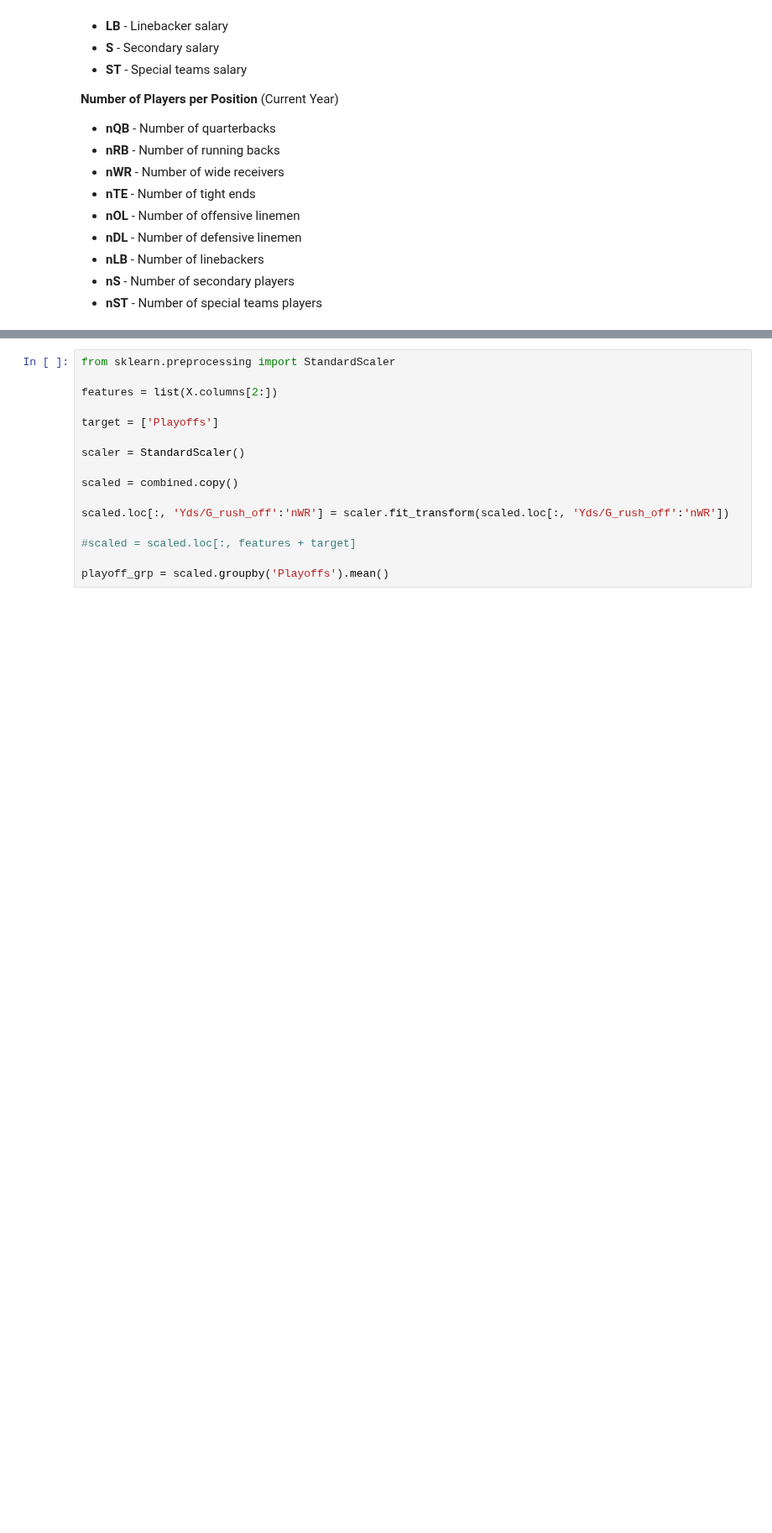
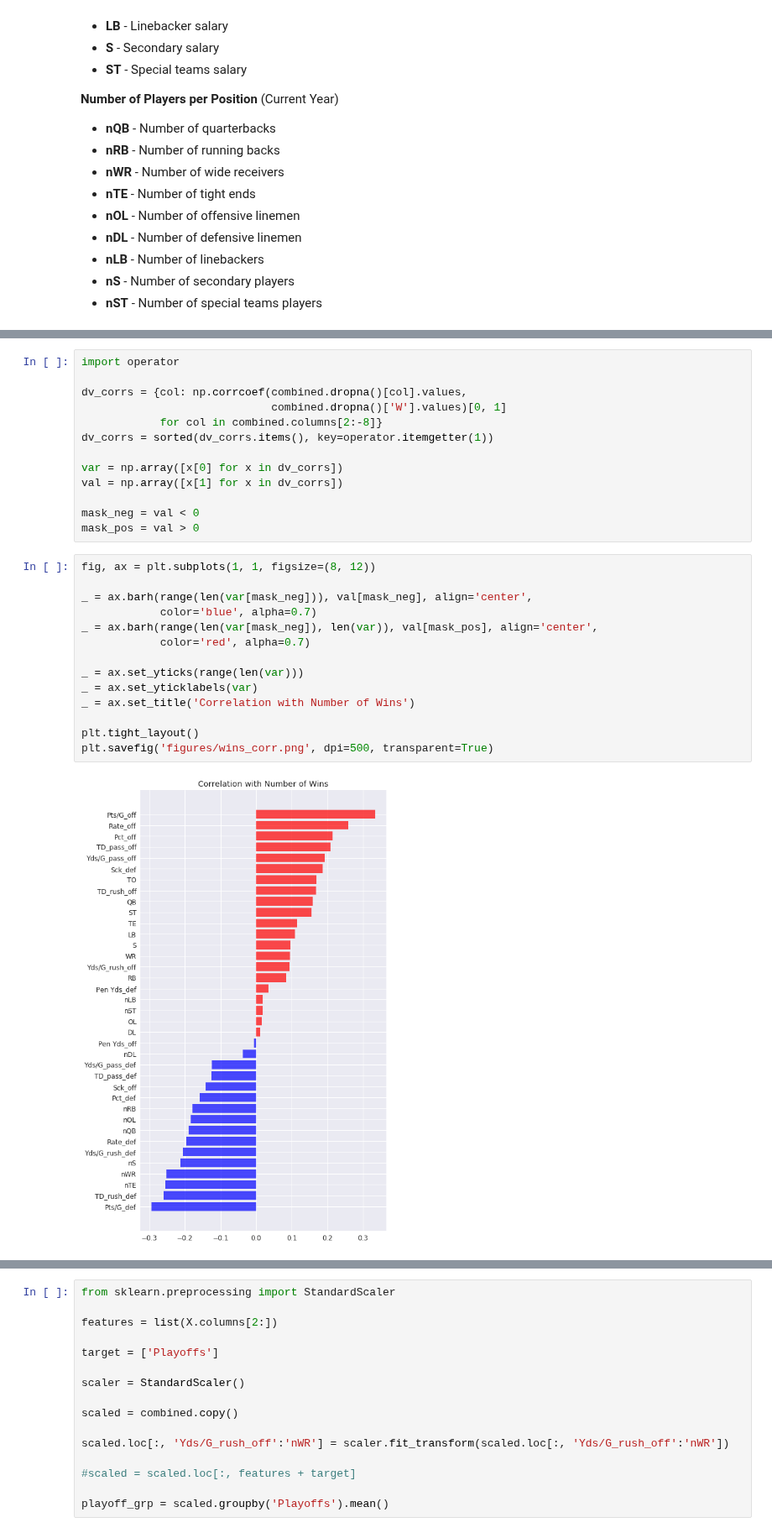
Before and after one commit to tsansom/Springboard-Data-Science, a Jupyter notebook: capstone_projects/nfl/2.1 - Exploratory Data Analysis.ipynb, the cells around one changed output, grey strips where cells are left out. Shown at 84% size. Saved outputs shown, nothing was run; the diff lists cells and outputs as text; blank space fills up the shorter version.

```diff
--- a/capstone_projects/nfl/2.1 - Exploratory Data Analysis.ipynb
+++ b/capstone_projects/nfl/2.1 - Exploratory Data Analysis.ipynb
@@ -144,0 +150,29 @@ plt.savefig('figures/corr_map.png', dpi=500)
+# %%
+import operator
+
+dv_corrs = {col: np.corrcoef(combined.dropna()[col].values,
+                             combined.dropna()['W'].values)[0, 1]
+            for col in combined.columns[2:-8]}
+dv_corrs = sorted(dv_corrs.items(), key=operator.itemgetter(1))
+
+var = np.array([x[0] for x in dv_corrs])
+val = np.array([x[1] for x in dv_corrs])
+
+mask_neg = val < 0
+mask_pos = val > 0
+# %%
+fig, ax = plt.subplots(1, 1, figsize=(8, 12))
+
+_ = ax.barh(range(len(var[mask_neg])), val[mask_neg], align='center',
+            color='blue', alpha=0.7)
+_ = ax.barh(range(len(var[mask_neg]), len(var)), val[mask_pos], align='center',
+            color='red', alpha=0.7)
+
+_ = ax.set_yticks(range(len(var)))
+_ = ax.set_yticklabels(var)
+_ = ax.set_title('Correlation with Number of Wins')
+
+plt.tight_layout()
+plt.savefig('figures/wins_corr.png', dpi=500, transparent=True)
+# %% [output]
+[figure, added]
```
Also changed, not shown: parts of 5 cells of this notebook, 4 other files.
